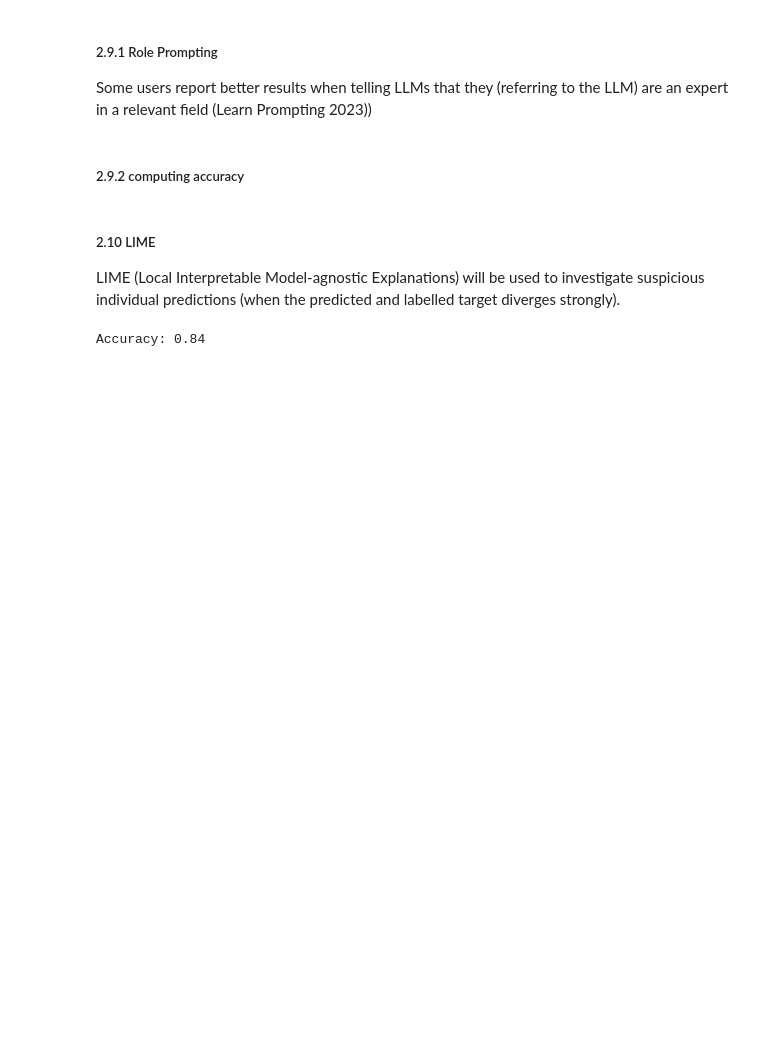
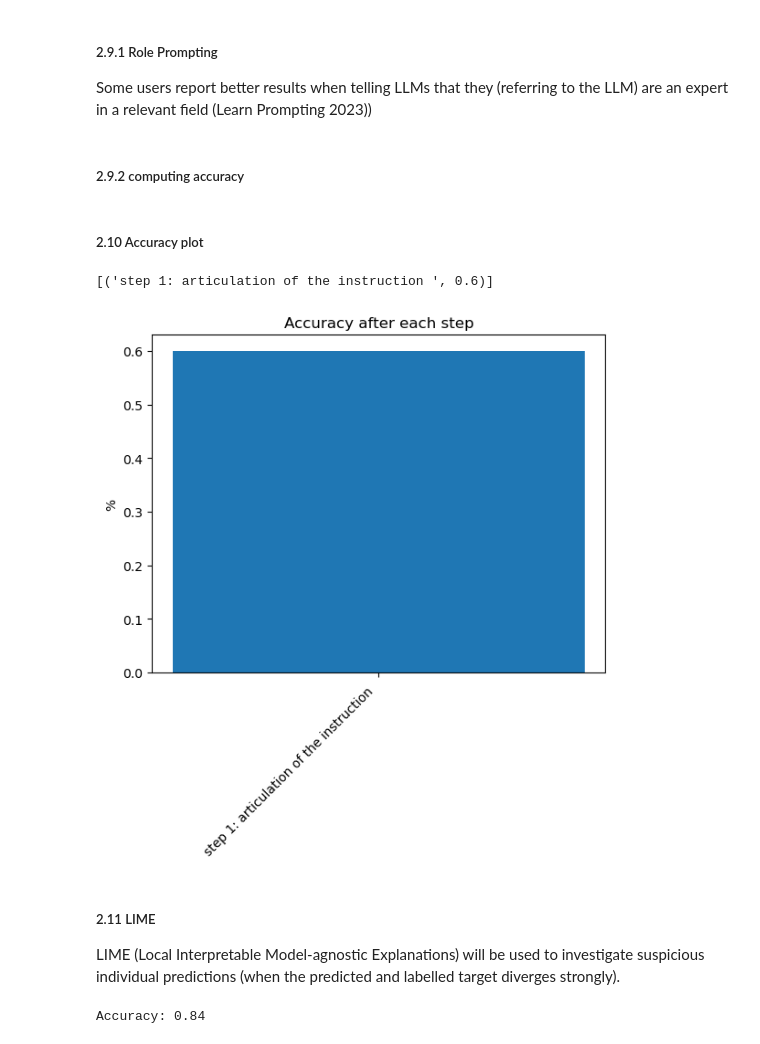
Before and after one commit to SergeGordts/ktai, a Jupyter notebook: Bert.ipynb, the cells around one changed output. Saved outputs shown, nothing was run; the diff lists cells and outputs as text; code cells hidden in the pictures; blank space fills up the shorter version.

Commit message:
added manual reviews with sentiments - added accuracy plot

```diff
--- a/Bert.ipynb
+++ b/Bert.ipynb
@@ -256,10 +339,10 @@ The desired sentiment label we want the LLM to generate are:
 # %% [markdown]
 ##### 2.1.1 articulate the instruction & gradually reducing ambiguity .
 # %%
-print("Review: " + grouped_df30.text[1])
+print("Review: " + grouped_df25.text[1])
 print("")
 
-for index, row in grouped_df30.head(1).iterrows():
+for index, row in grouped_df25.head(1).iterrows():
     results = unmasker("This following review expresses a [MASK] about the movie: " + row['text'])
     for result in results:
         print("     Score:", result['score'], "Token:", result['token_str'])
@@ -269,7 +352,7 @@ print("After reducing ambiguity by stating we want a sentiment analysis")
 print("")
 
 #The instruction for a sentiment is explicitely given.
-for index, row in grouped_df30.head(1).iterrows():
+for index, row in grouped_df25.head(1).iterrows():
     results = unmasker("This review expresses a [MASK] sentiment about the movie: " + row['text'])
     for result in results:
         print("     Score:", result['score'], "Token:", result['token_str'])
@@ -278,7 +361,7 @@ for index, row in grouped_df30.head(1).iterrows():
 print("Only keeping the highest_probability_result")
 print("")
 
-for index, row in grouped_df30.head(1).iterrows():
+for index, row in grouped_df25.head(1).iterrows():
     results = unmasker("This review expresses a [MASK] sentiment about the movie: " + row['text'])
     print("     Score:", results[0]['score'], "Token:", results[0]['token_str'])
     print("")
@@ -305,13 +388,13 @@ Conclusion: The task of sentiment-analysis is performed.
 # %% [markdown]
 ##### 2.1.2 articulate the instruction & gradually reducing bias
 # %%
-print("Review: " + grouped_df30.text[1])
+print("Review: " + grouped_df25.text[1])
 print("")
 
 print("Checkin the model by introducing bias")
 print("")
 
-for index, row in grouped_df30.head(1).iterrows():
+for index, row in grouped_df25.head(1).iterrows():
     results = unmasker("This following review expresses a [MASK] sentiment about the movie: " + row['text'])
     for result in results:
         print("     Score:", result['score'], "Token:", result['token_str'])
@@ -320,7 +403,7 @@ for index, row in grouped_df30.head(1).iterrows():
 print("Nudging the model by introducing bias")
 print("")
 
-for index, row in grouped_df30.head(1).iterrows():
+for index, row in grouped_df25.head(1).iterrows():
     results = unmasker("This following highly negative and unwanted and unfavorable and pessimistic review expresses a [MASK] sentiment about the movie: " + row['text'])
     for result in results:
         print("     Score:", result['score'], "Token:", result['token_str'])
@@ -328,7 +411,7 @@ for index, row in grouped_df30.head(1).iterrows():
 
 print("After removing bias")
 print("")
-for index, row in grouped_df30.head(1).iterrows():
+for index, row in grouped_df25.head(1).iterrows():
     results = unmasker("This review expresses a [MASK] sentiment about the movie: " + row['text'])
     print("     Score:", results[0]['score'], "Token:", results[0]['token_str'])
 # %% [output]
@@ -356,8 +439,9 @@ Conclusion: A weakness of the model is exposed. This has to be further explored
 # %%
-#for index, row in grouped_df30.iterrows():
-#        print("length text")
-#        print(len(row['text']))
-#        print("")
+for index, row in grouped_df30.iterrows():
+        print("length text")
+        print(len(row['text']))
+        print(total_token_sentences(row['text']))
+        print("")
 
 # Computing the accuracy score during the prompt engineering process
 def compute_accuracy(df):
@@ -383,7 +467,9 @@ def compute_accuracy(df):
     return accuracy
 
 # Compute accuracy score on the whole dataset
-accuracy_score = compute_accuracy(grouped_df30)
+accuracy_score = compute_accuracy(grouped_df25)
+
+key_value_accuracy_list.append(('step 1: articulation of the instruction ', accuracy_score))
 
 print("Accuracy Score:", accuracy_score)
 # %% [output]
@@ -491,8 +576,27 @@ relevant field (Learn Prompting 2023))
 # %% [markdown]
 ##### 2.9.2 computing accuracy
 # %% [markdown]
-##### 2.10 LIME
-LIME (Local Interpretable Model-agnostic Explanations) will be used to investigate suspicious individual predictions (when the predicted and labelled target diverges strongly).
+##### 2.10 Accuracy plot
+# %%
+# Extract keys and values into separate lists
+print(key_value_accuracy_list)
+
+# Extracting keys and values
+keys = [item[0] for item in key_value_accuracy_list]
+values = [item[1] for item in key_value_accuracy_list]
+
+# Plotting
+plt.bar(keys, values)
+plt.ylabel('%')
+plt.title('Accuracy after each step')
+plt.xticks(rotation=45, ha='right')
+plt.show()
+# %% [output]
+[('step 1: articulation of the instruction ', 0.6)]
+[figure, added]
+# %% [markdown]
+##### 2.11 LIME
+LIME (Local Interpretable Model-agnostic Explanations) will be used to investigate suspicious individual predictions (when the predicted and labelled target diverges strongly).
 # %%
 from sklearn.feature_extraction.text import CountVectorizer
 # converting a collection of text documents into a matrix of token counts
```
Also changed, not shown: parts of 10 cells of this notebook, 1 other file.
